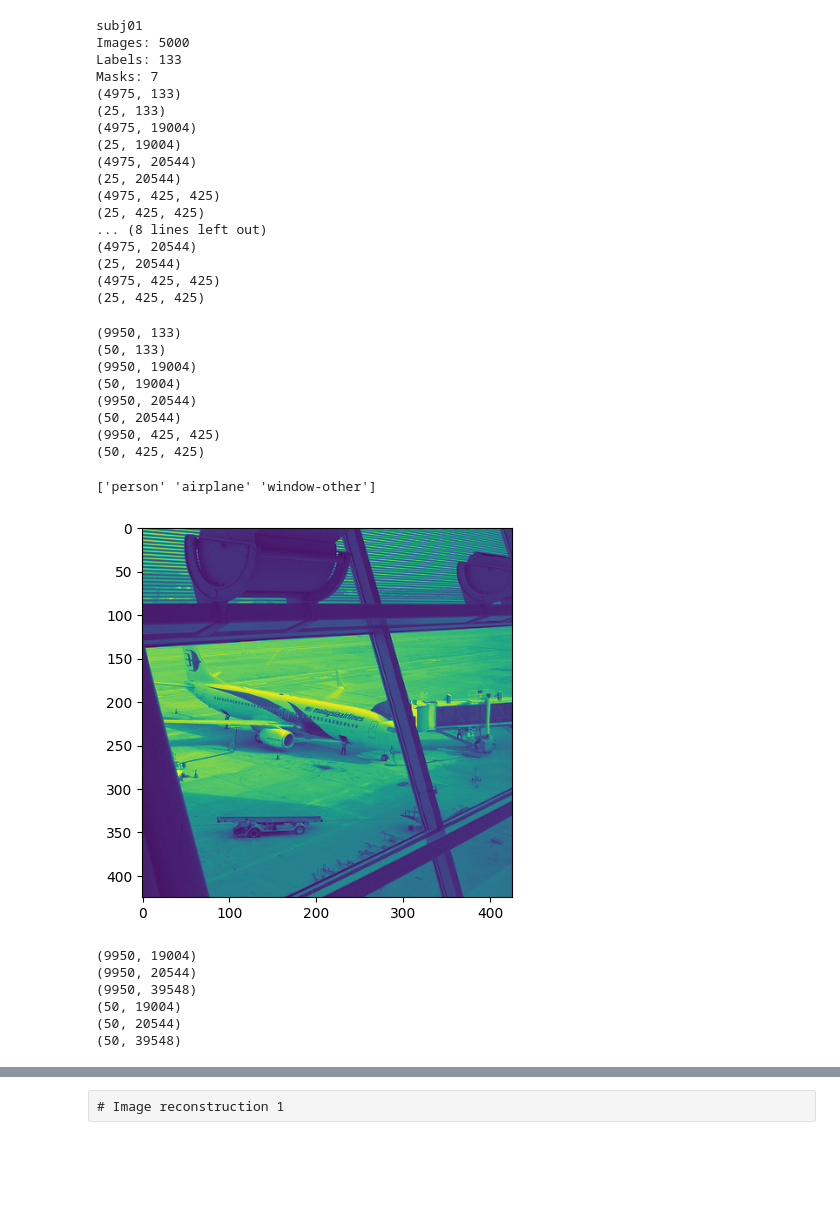
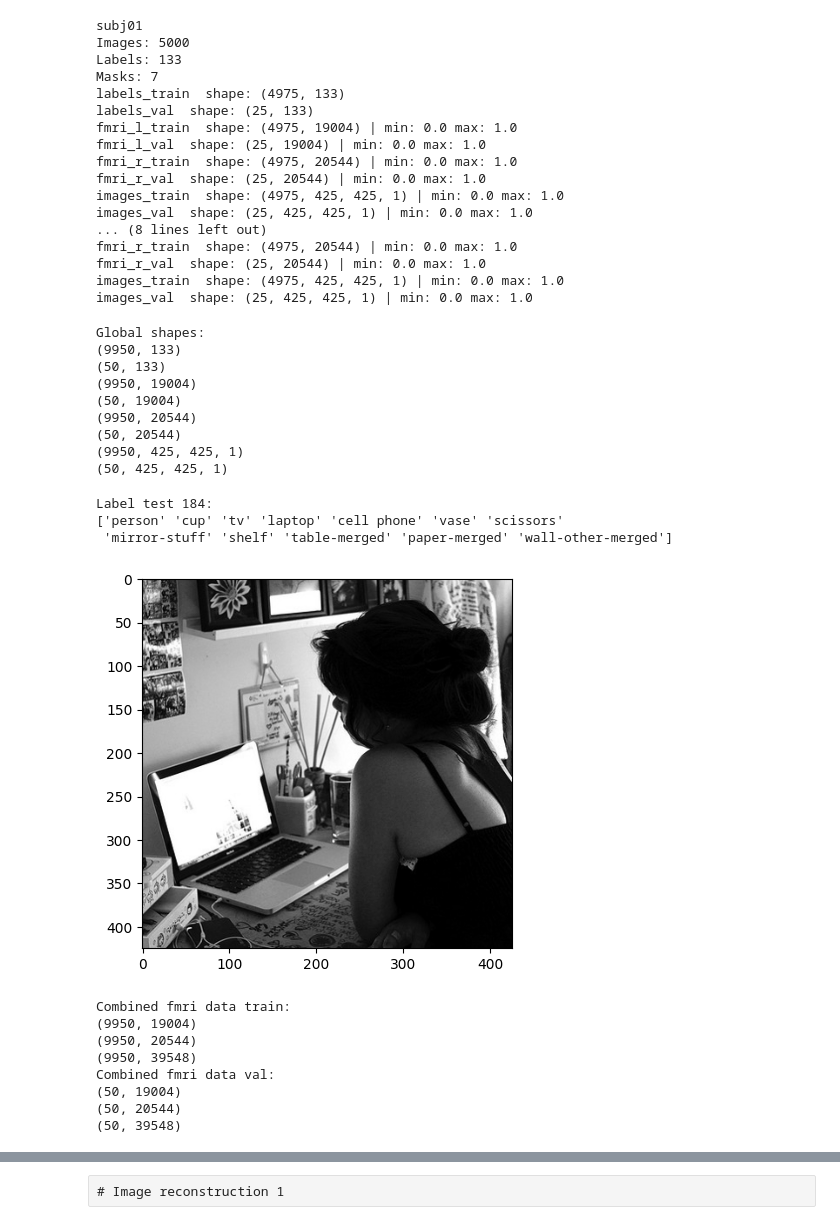
Before and after one commit to A-Ariyanuchitkul/G20_ML2023, a Jupyter notebook: project.ipynb, the cells around one changed output, grey strips where cells are left out. Drawn from its saved outputs; the diff is of its cells as text; code cells hidden in the pictures; blank space fills up the shorter version.

```diff
--- a/project.ipynb
+++ b/project.ipynb
@@ -56,5 +43,5 @@ Skipping registering GPU devices...
 # %%
-ROOT_FILE_PATH = "../REAL"
+ROOT_FILE_PATH = "/Volumes/ESD-USB/files/2023-Machine-Learning-Dataset"
 AREAS = ["prf-visualrois", "floc-bodies", "floc-faces", "floc-places", "floc-words", "streams", "all-vertices"]
 MASK_KEYS = ["lh.fsaverage_space", "rh.fsaverage_space", "lh.space", "rh.space", "mapping"]
 # %%
@@ -195,7 +182,7 @@ class ReadObject:
 def test_data(label_names, labels_list, image, fmri_l, fmri_r):
   labels = np.array(label_names)[np.where(labels_list != 0)]
   print(labels)
-  plt.imshow(image)
+  plt.imshow(image, cmap='gray')
   plt.show()
 # %%
 SUBJ_LIST = ["subj01", "subj02", "subj03", "subj04", "subj05", "subj06", "subj07", "subj08"]
@@ -207,7 +194,7 @@ def min_max_normalize(X, min=0, max=1):
   old_max = np.max(X)
 
   # Map the values from the original range to the new range
-  X = (X - old_min) * (max - min) / (old_max - old_min) + min
+  X = (np.array(X, dtype='float32') - old_min) * (max - min) / (old_max - old_min) + min
 
   return X
 # %%
@@ -223,6 +210,8 @@ global_images_val = None
 
 subject_count = 2
 
+image_mode = "gray"
+
 for sub in SUBJ_LIST[:subject_count]:
 
   print(sub)
@@ -235,54 +224,63 @@ for sub in SUBJ_LIST[:subject_count]:
   (
     (labels_train, labels_val), (fmri_l_train, fmri_l_val),
     (fmri_r_train, fmri_r_val), (images_train, images_val)
-  ) = (sub_obj.split_data(count=5000, ratio=0.995, image_mode= "gray"))
+  ) = (sub_obj.split_data(count=5000, ratio=0.995, image_mode=image_mode))
 
-  print(labels_train.shape)
+  print(f"labels_train  shape: {labels_train.shape}")
   global_labels_train = labels_train if global_labels_train is None else np.vstack((global_labels_train, labels_train))
 
-  print(labels_val.shape)
+  print(f"labels_val  shape: {labels_val.shape}")
   global_labels_val = labels_val if global_labels_val is None else np.vstack((global_labels_val, labels_val))
 
   fmri_l_train = min_max_normalize(fmri_l_train)
-  print(fmri_l_train.shape)
+  print(f"fmri_l_train  shape: {fmri_l_train.shape} | min: {np.min(fmri_l_train)} max: {np.max(fmri_l_train)}")
   global_fmri_l_train = fmri_l_train if global_fmri_l_train is None else np.vstack((global_fmri_l_train, fmri_l_train))
 
   fmri_l_val = min_max_normalize(fmri_l_val)
-  print(fmri_l_val.shape)
+  print(f"fmri_l_val  shape: {fmri_l_val.shape} | min: {np.min(fmri_l_val)} max: {np.max(fmri_l_val)}")
   global_fmri_l_val = fmri_l_val if global_fmri_l_val is None else np.vstack((global_fmri_l_val, fmri_l_val))
 
   fmri_r_train = min_max_normalize(fmri_r_train)
-  print(fmri_r_train.shape)
+  print(f"fmri_r_train  shape: {fmri_r_train.shape} | min: {np.min(fmri_r_train)} max: {np.max(fmri_r_train)}")
   global_fmri_r_train = fmri_r_train if global_fmri_r_train is None else np.vstack((global_fmri_r_train, fmri_r_train))
 
   fmri_r_val = min_max_normalize(fmri_r_val)
-  print(fmri_r_val.shape)
+  print(f"fmri_r_val  shape: {fmri_r_val.shape} | min: {np.min(fmri_r_val)} max: {np.max(fmri_r_val)}")
   global_fmri_r_val = fmri_r_val if global_fmri_r_val is None else np.vstack((global_fmri_r_val, fmri_r_val))
 
-  print(images_train.shape)
+  if image_mode == 'rgb':
+    images_train = min_max_normalize(images_train)
+  elif image_mode == 'gray':
+    images_train = images_train.reshape((-1, images_train.shape[1], images_train.shape[2], 1))
+  print(f"images_train  shape: {images_train.shape} | min: {np.min(images_train)} max: {np.max(images_train)}")
   global_images_train = images_train if global_images_train is None else np.vstack((global_images_train, images_train))
 
-  print(images_val.shape)
+  if image_mode == 'rgb':
+    images_val = min_max_normalize(images_val)
+  elif image_mode == 'gray':
+    images_val = images_val.reshape((-1, images_val.shape[1], images_val.shape[2], 1))
+  print(f"images_val  shape: {images_val.shape} | min: {np.min(images_val)} max: {np.max(images_val)}")
   global_images_val = images_val if global_images_val is None else np.vstack((global_images_val, images_val))
 # %% [output]
 subj01
 Images: 5000
 Labels: 133
 Masks: 7
-(4975, 133)
-(25, 133)
-(4975, 19004)
-(25, 19004)
-(4975, 20544)
-(25, 20544)
-(4975, 425, 425)
-(25, 425, 425)
+labels_train  shape: (4975, 133)
+labels_val  shape: (25, 133)
+fmri_l_train  shape: (4975, 19004) | min: 0.0 max: 1.0
+fmri_l_val  shape: (25, 19004) | min: 0.0 max: 1.0
+fmri_r_train  shape: (4975, 20544) | min: 0.0 max: 1.0
+fmri_r_val  shape: (25, 20544) | min: 0.0 max: 1.0
+images_train  shape: (4975, 425, 425, 1) | min: 0.0 max: 1.0
+images_val  shape: (25, 425, 425, 1) | min: 0.0 max: 1.0
 ... (8 lines left out)
-(4975, 20544)
-(25, 20544)
-(4975, 425, 425)
-(25, 425, 425)
+fmri_r_train  shape: (4975, 20544) | min: 0.0 max: 1.0
+fmri_r_val  shape: (25, 20544) | min: 0.0 max: 1.0
+images_train  shape: (4975, 425, 425, 1) | min: 0.0 max: 1.0
+images_val  shape: (25, 425, 425, 1) | min: 0.0 max: 1.0
 # %%
+print('Global shapes:')
 print(global_labels_train.shape)
 print(global_labels_val.shape)
 print(global_fmri_l_train.shape)
@@ -292,36 +290,45 @@ print(global_fmri_r_val.shape)
 print(global_images_train.shape)
 print(global_images_val.shape)
 # %% [output]
+Global shapes:
 (9950, 133)
 (50, 133)
 (9950, 19004)
 (50, 19004)
 (9950, 20544)
 (50, 20544)
-(9950, 425, 425)
-(50, 425, 425)
+(9950, 425, 425, 1)
+(50, 425, 425, 1)
 # %%
-index = 183
-test_data(global_labels_name, global_labels_train[index], global_images_train[index], None, None)
+label_test_index = 184
+print(f'Label test {label_test_index}:')
+test_data(global_labels_name, global_labels_train[label_test_index], global_images_train[label_test_index], None, None)
 # %% [output]
-['person' 'airplane' 'window-other']
+Label test 184:
+['person' 'cup' 'tv' 'laptop' 'cell phone' 'vase' 'scissors'
+ 'mirror-stuff' 'shelf' 'table-merged' 'paper-merged' 'wall-other-merged']
-[figure, old version]
+[figure, new version]
 # %%
+print(f'Combined fmri data train:')
 print(global_fmri_l_train.shape)
 print(global_fmri_r_train.shape)
 global_X_train = np.concatenate((global_fmri_l_train, global_fmri_r_train), axis=1)
 
 print(global_X_train.shape)
 
+print(f'Combined fmri data val:')
+
 print(global_fmri_l_val.shape)
 print(global_fmri_r_val.shape)
 global_X_val  = np.concatenate((global_fmri_l_val, global_fmri_r_val), axis=1)
 
 print(global_X_val.shape)
 # %% [output]
+Combined fmri data train:
 (9950, 19004)
 (9950, 20544)
 (9950, 39548)
+Combined fmri data val:
 (50, 19004)
 (50, 20544)
 (50, 39548)
```
Also changed, not shown: parts of 30 cells of this notebook.
